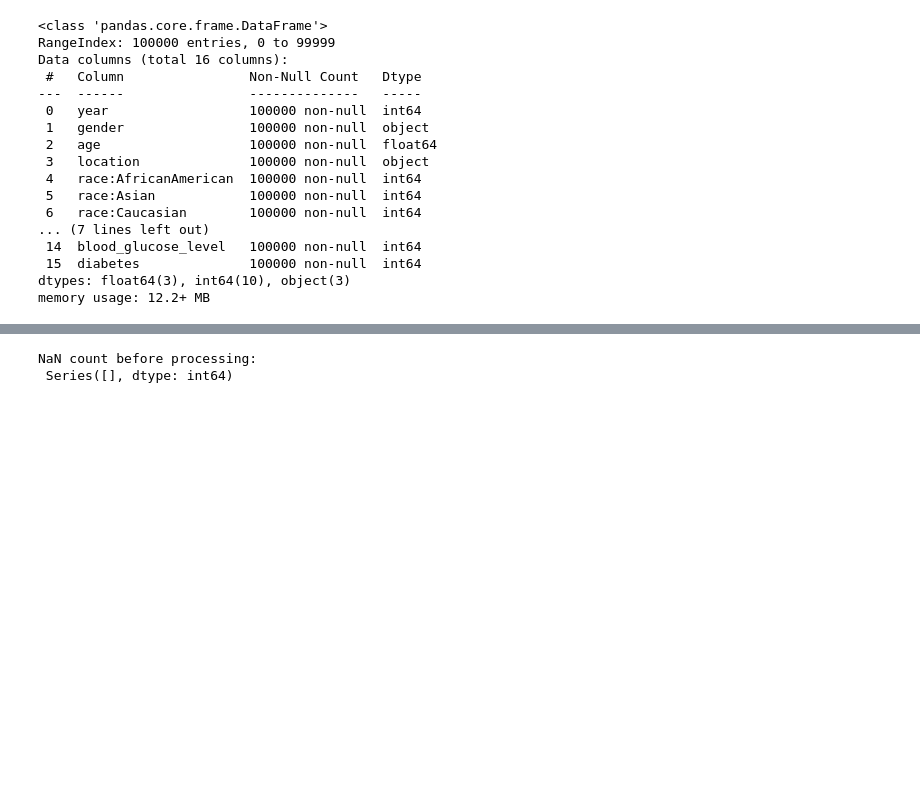
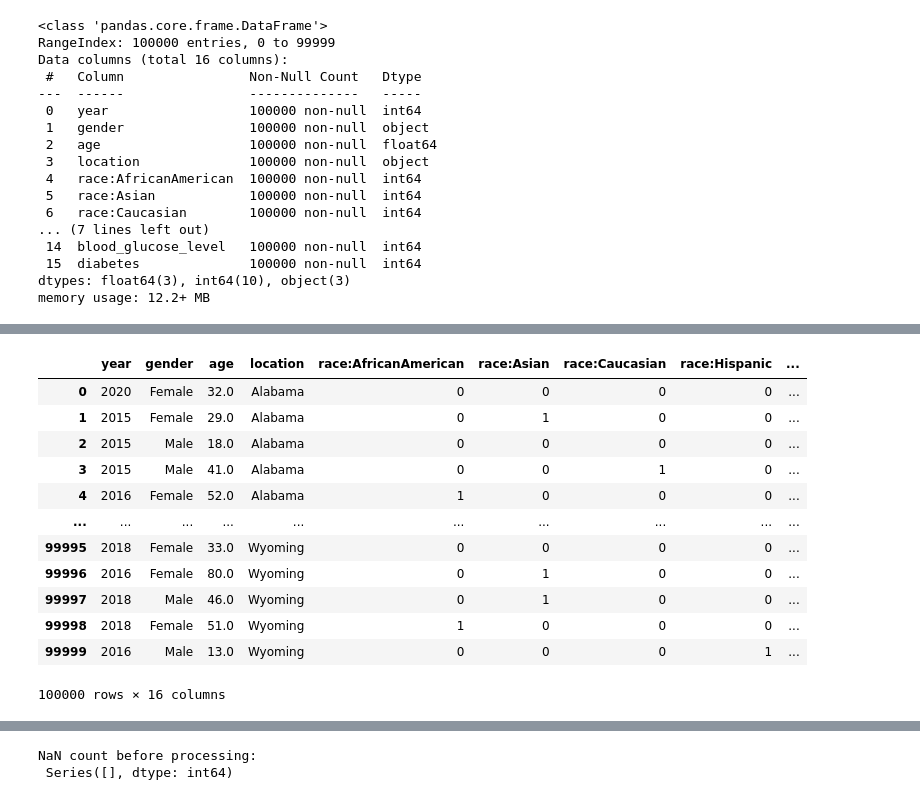
Before and after one commit to cmyguel/tru_ml_probability_calibration, a Jupyter notebook: Machine-Learning Project.ipynb, the cells around one changed output, grey strips where cells are left out. Cells and saved outputs as stored; diff of their text form; code cells hidden in the pictures; blank space fills up the shorter version.

```diff
--- a/Machine-Learning Project.ipynb
+++ b/Machine-Learning Project.ipynb
@@ -39,0 +45,16 @@ memory usage: 12.2+ MB
+# %%
+df
+# %% [output]
+|  | year | gender | age | location | race:AfricanAmerican | race:Asian | race:Caucasian | race:Hispanic | ... |
+| 0 | 2020 | Female | 32.0 | Alabama | 0 | 0 | 0 | 0 | ... |
+| 1 | 2015 | Female | 29.0 | Alabama | 0 | 1 | 0 | 0 | ... |
+| 2 | 2015 | Male | 18.0 | Alabama | 0 | 0 | 0 | 0 | ... |
+| 3 | 2015 | Male | 41.0 | Alabama | 0 | 0 | 1 | 0 | ... |
+| 4 | 2016 | Female | 52.0 | Alabama | 1 | 0 | 0 | 0 | ... |
+| ... | ... | ... | ... | ... | ... | ... | ... | ... | ... |
+| 99995 | 2018 | Female | 33.0 | Wyoming | 0 | 0 | 0 | 0 | ... |
+| 99996 | 2016 | Female | 80.0 | Wyoming | 0 | 1 | 0 | 0 | ... |
+| 99997 | 2018 | Male | 46.0 | Wyoming | 0 | 1 | 0 | 0 | ... |
+| 99998 | 2018 | Female | 51.0 | Wyoming | 1 | 0 | 0 | 0 | ... |
+| 99999 | 2016 | Male | 13.0 | Wyoming | 0 | 0 | 0 | 1 | ... |
+100000 rows × 16 columns
```
Also changed, not shown: parts of 9 cells of this notebook.
